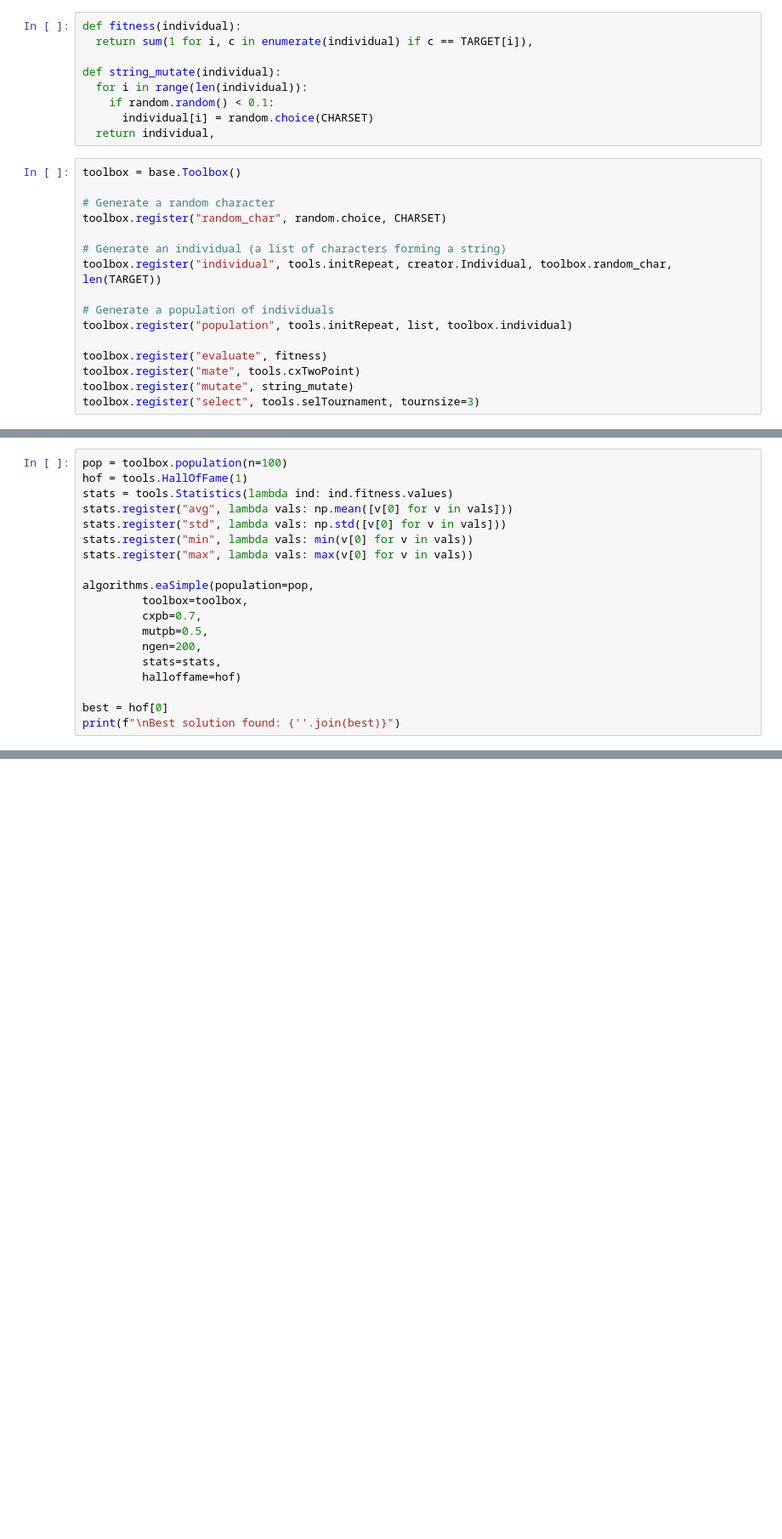
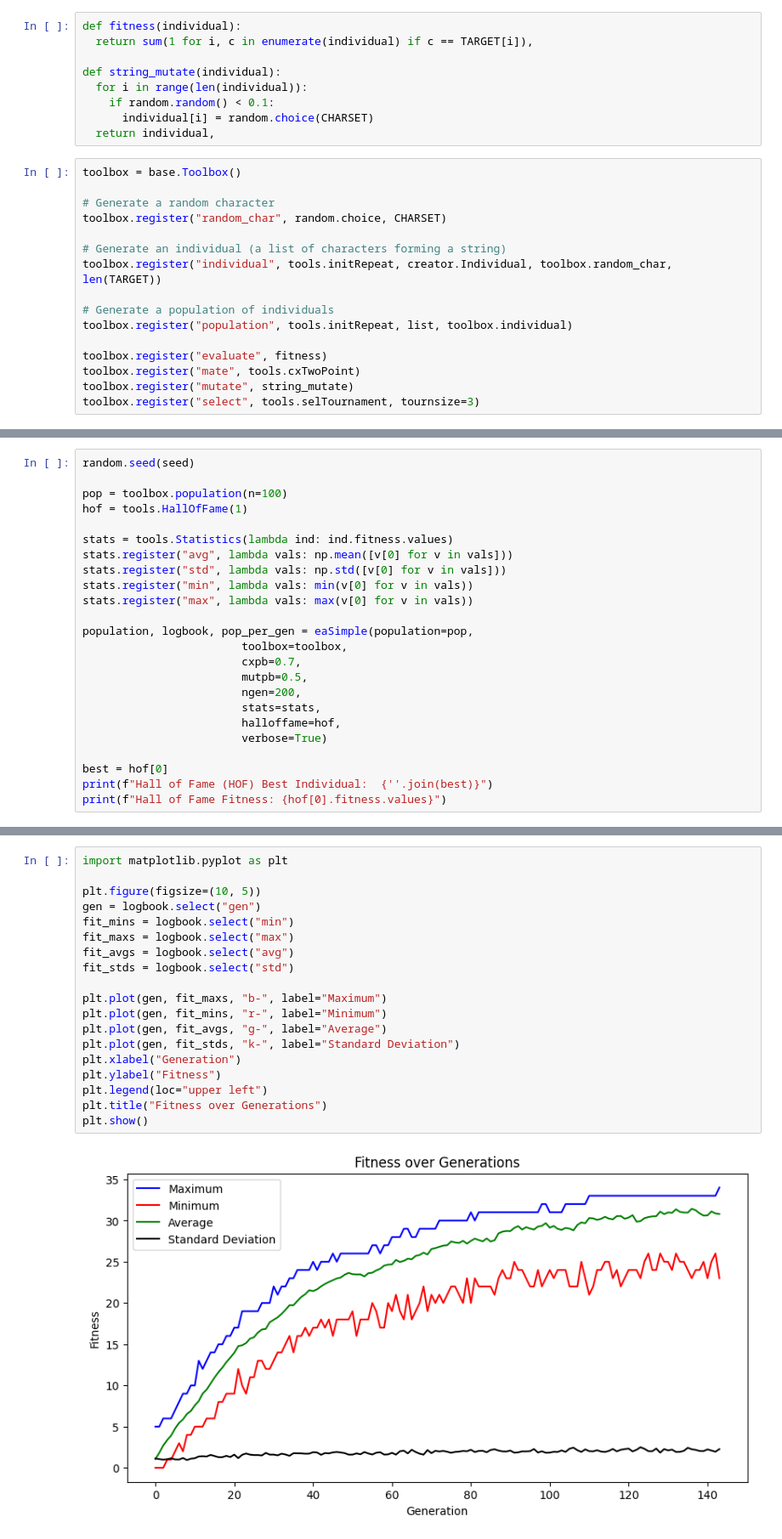
Before and after one commit to devbravo/Evolutionary-Computation, a Jupyter notebook: Genetic Algorithms/string_matching.ipynb, the cells around one changed output, grey strips where cells are left out. Shown at 85% size. Drawn from its saved outputs; the diff is of its cells as text; blank space fills up the shorter version.

```diff
--- a/Genetic Algorithms/string_matching.ipynb
+++ b/Genetic Algorithms/string_matching.ipynb
@@ -44,21 +158,26 @@ toolbox.register("select", tools.selTournament, tournsize=3)
 # %%
+random.seed(seed)
+
 pop = toolbox.population(n=100)
 hof = tools.HallOfFame(1)
+
 stats = tools.Statistics(lambda ind: ind.fitness.values)
 stats.register("avg", lambda vals: np.mean([v[0] for v in vals]))
 stats.register("std", lambda vals: np.std([v[0] for v in vals]))
 stats.register("min", lambda vals: min(v[0] for v in vals))
 stats.register("max", lambda vals: max(v[0] for v in vals))
 
-algorithms.eaSimple(population=pop,
-         toolbox=toolbox,
-         cxpb=0.7,
-         mutpb=0.5,
-         ngen=200,
-         stats=stats,
-         halloffame=hof)
+population, logbook, pop_per_gen = eaSimple(population=pop,
+                        toolbox=toolbox,
+                        cxpb=0.7,
+                        mutpb=0.5,
+                        ngen=200,
+                        stats=stats,
+                        halloffame=hof,
+                        verbose=True)
 
 best = hof[0]
-print(f"\nBest solution found: {''.join(best)}")
+print(f"Hall of Fame (HOF) Best Individual:  {''.join(best)}")
+print(f"Hall of Fame Fitness: {hof[0].fitness.values}")
 # %% [output]
 gen     nevals  avg     std     min     max
@@ -93,0 +204,21 @@ Gen 1: Best Fitness = 34.0
+# %%
+import matplotlib.pyplot as plt
+
+plt.figure(figsize=(10, 5))
+gen = logbook.select("gen")
+fit_mins = logbook.select("min")
+fit_maxs = logbook.select("max")
+fit_avgs = logbook.select("avg")
+fit_stds = logbook.select("std")
+
+plt.plot(gen, fit_maxs, "b-", label="Maximum")
+plt.plot(gen, fit_mins, "r-", label="Minimum")
+plt.plot(gen, fit_avgs, "g-", label="Average")
+plt.plot(gen, fit_stds, "k-", label="Standard Deviation")
+plt.xlabel("Generation")
+plt.ylabel("Fitness")
+plt.legend(loc="upper left")
+plt.title("Fitness over Generations")
+plt.show()
+# %% [output]
+[figure, added]
```
Also changed, not shown: parts of 8 cells of this notebook.
